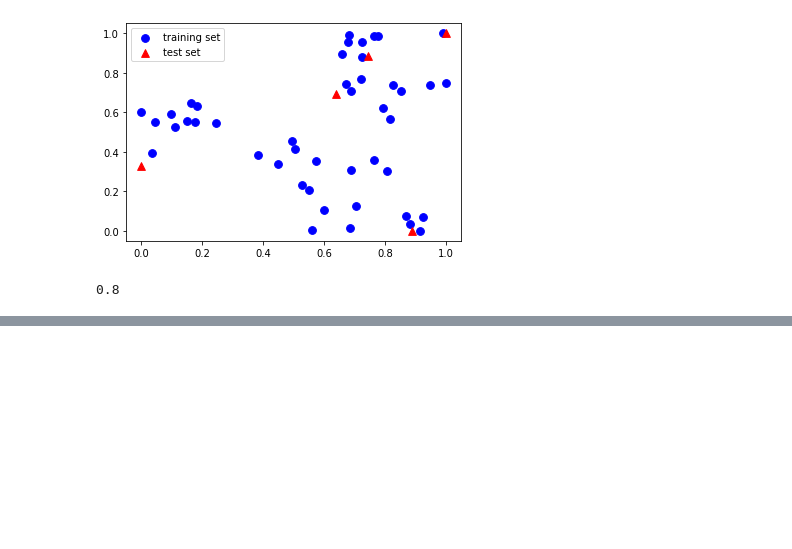
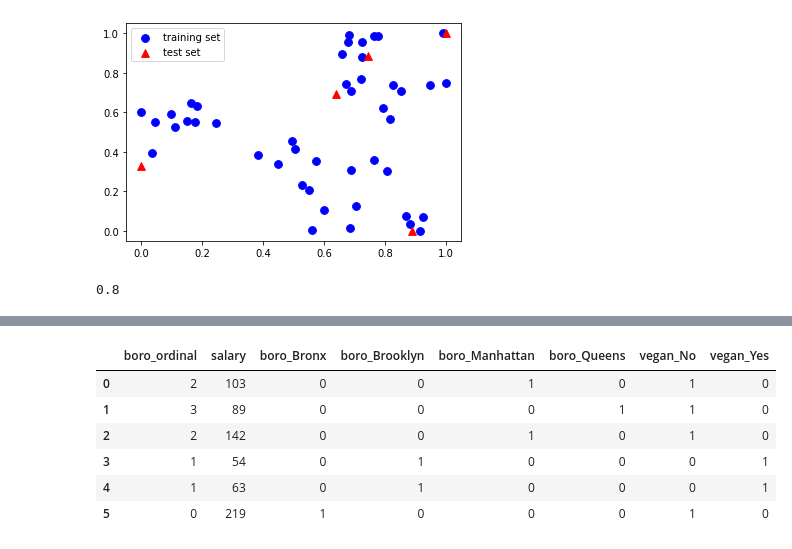
Before and after one commit to tsitsiko1/machine_learning_2, a Jupyter notebook: data_cleaning_practice/practice_solution.ipynb, the cells around one changed output, grey strips where cells are left out. Cells and saved outputs as stored; diff of their text form; code cells hidden in the pictures; blank space fills up the shorter version.

```diff
--- a/data_cleaning_practice/practice_solution.ipynb
+++ b/data_cleaning_practice/practice_solution.ipynb
@@ -116,0 +119,6 @@ pipe.score(X_test, y_test)  # apply scaling on testing data, without leaking tra
+# %%
+import pandas as pd
+df = pd.DataFrame({'boro': ['Manhattan', 'Queens', 'Manhattan', 'Brooklyn', 'Brooklyn', 'Bronx'],
+                   'salary': [103, 89, 142, 54, 63, 219],
+                   'vegan': ['No', 'No','No','Yes', 'Yes', 'No']})
+df
@@ -116,0 +133,5 @@ pipe.score(X_test, y_test)  # apply scaling on testing data, without leaking tra
+# %%
+df['boro_ordinal'] = df.boro.astype("category").cat.codes
+# reorder columns so it looks nice
+df = df[['boro', 'boro_ordinal', 'vegan', 'salary']]
+df
@@ -116,0 +146,10 @@ pipe.score(X_test, y_test)  # apply scaling on testing data, without leaking tra
+# %%
+pd.get_dummies(df)
+# %% [output]
+|  | boro_ordinal | salary | boro_Bronx | boro_Brooklyn | boro_Manhattan | boro_Queens | vegan_No | vegan_Yes |
+| 0 | 2 | 103 | 0 | 0 | 1 | 0 | 1 | 0 |
+| 1 | 3 | 89 | 0 | 0 | 0 | 1 | 1 | 0 |
+| 2 | 2 | 142 | 0 | 0 | 1 | 0 | 1 | 0 |
+| 3 | 1 | 54 | 0 | 1 | 0 | 0 | 0 | 1 |
+| 4 | 1 | 63 | 0 | 1 | 0 | 0 | 0 | 1 |
+| 5 | 0 | 219 | 1 | 0 | 0 | 0 | 1 | 0 |
```
Also changed, not shown: parts of 16 cells of this notebook.
